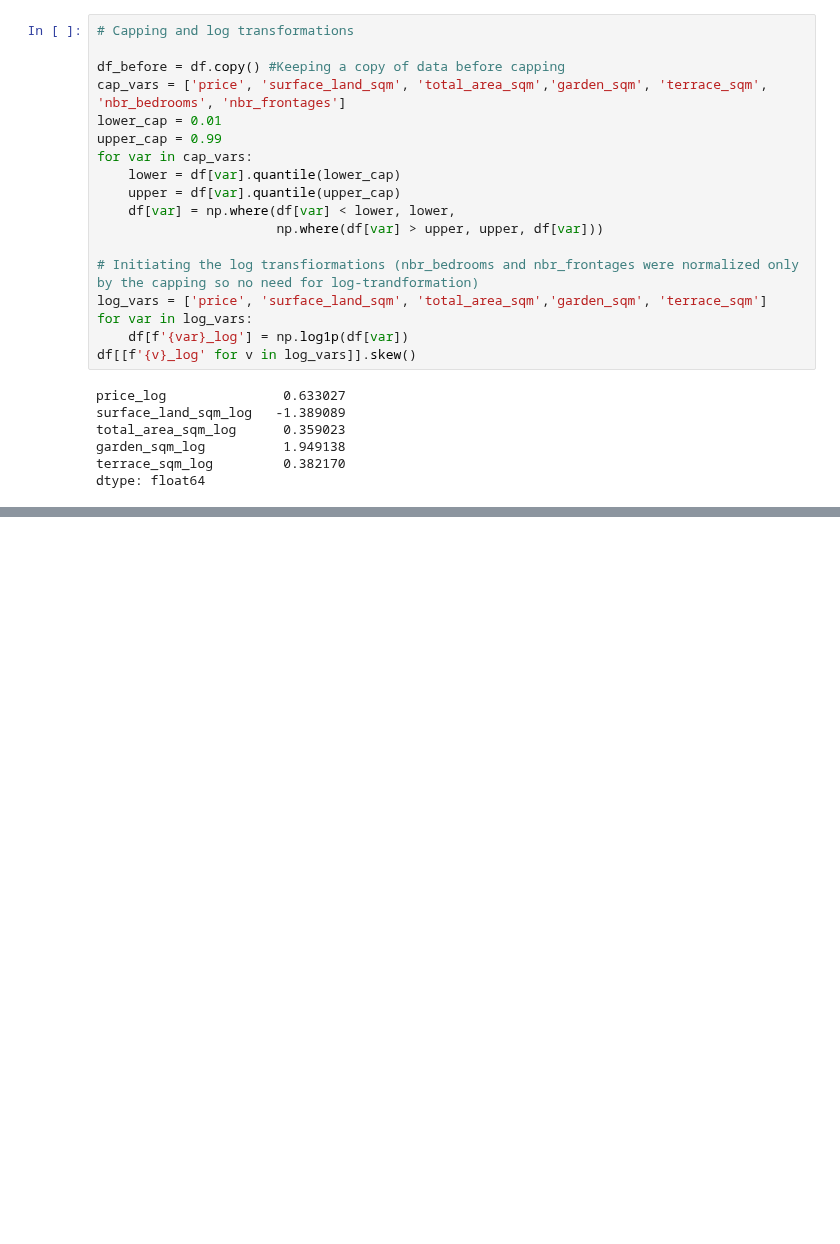
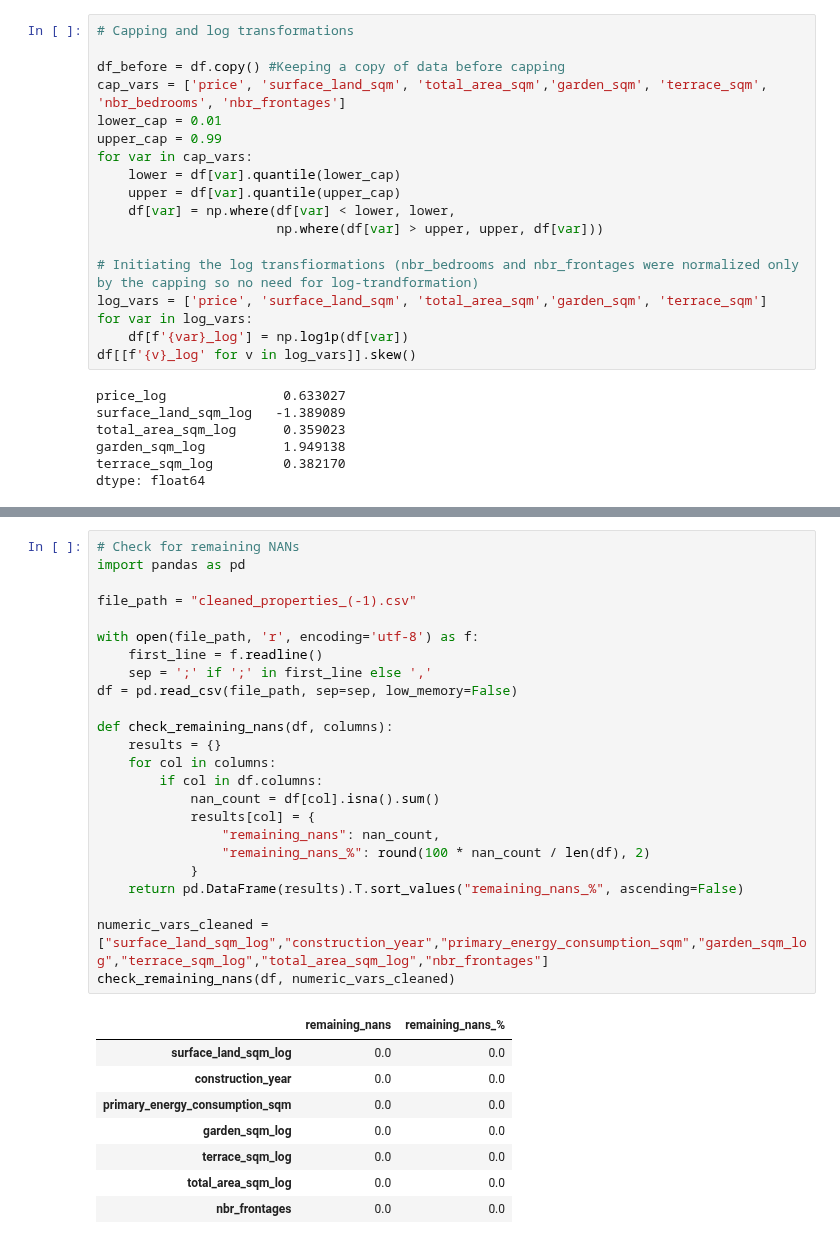
Before and after one commit to Lalovan/Real-estate-price-prediction-Data-analysis, a Jupyter notebook: Anna/02_test_missingness.ipynb, the cells around one changed output, grey strips where cells are left out. Saved outputs shown, nothing was run; the diff lists cells and outputs as text; blank space fills up the shorter version.

```diff
--- a/Anna/02_test_missingness.ipynb
+++ b/Anna/02_test_missingness.ipynb
@@ -338,0 +385,33 @@ epc: Cramer's V = 0.204
+# %%
+# Check for remaining NANs
+import pandas as pd
+
+file_path = "cleaned_properties_(-1).csv"
+
+with open(file_path, 'r', encoding='utf-8') as f:
+    first_line = f.readline()
+    sep = ';' if ';' in first_line else ','
+df = pd.read_csv(file_path, sep=sep, low_memory=False)
+
+def check_remaining_nans(df, columns):
+    results = {}
+    for col in columns:
+        if col in df.columns:
+            nan_count = df[col].isna().sum()
+            results[col] = {
+                "remaining_nans": nan_count,
+                "remaining_nans_%": round(100 * nan_count / len(df), 2)
+            }
+    return pd.DataFrame(results).T.sort_values("remaining_nans_%", ascending=False)
+
+numeric_vars_cleaned = ["surface_land_sqm_log","construction_year","primary_energy_consumption_sqm","garden_sqm_log","terrace_sqm_log","total_area_sqm_log","nbr_frontages"]
+check_remaining_nans(df, numeric_vars_cleaned)
+# %% [output]
+|  | remaining_nans | remaining_nans_% |
+| surface_land_sqm_log | 0.0 | 0.0 |
+| construction_year | 0.0 | 0.0 |
+| primary_energy_consumption_sqm | 0.0 | 0.0 |
+| garden_sqm_log | 0.0 | 0.0 |
+| terrace_sqm_log | 0.0 | 0.0 |
+| total_area_sqm_log | 0.0 | 0.0 |
+| nbr_frontages | 0.0 | 0.0 |
```
Also changed, not shown: parts of 5 cells of this notebook.
